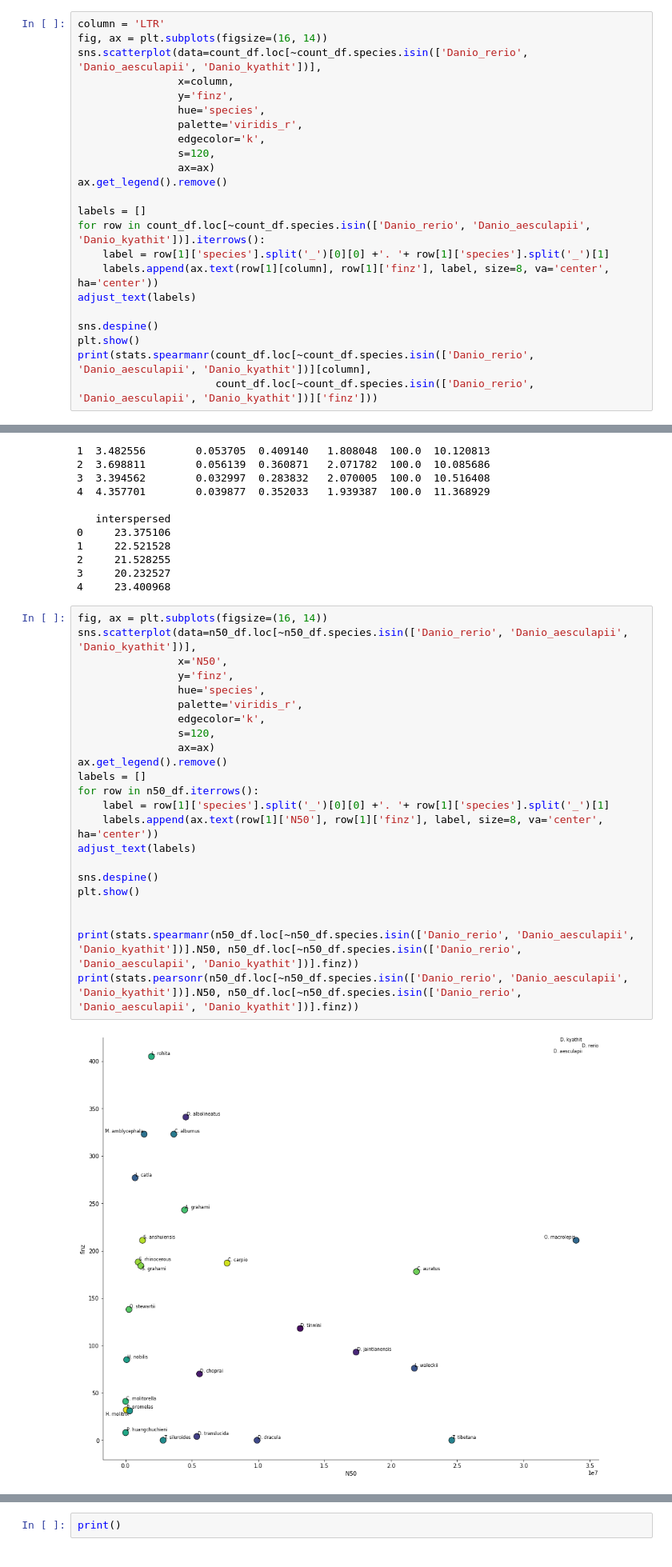
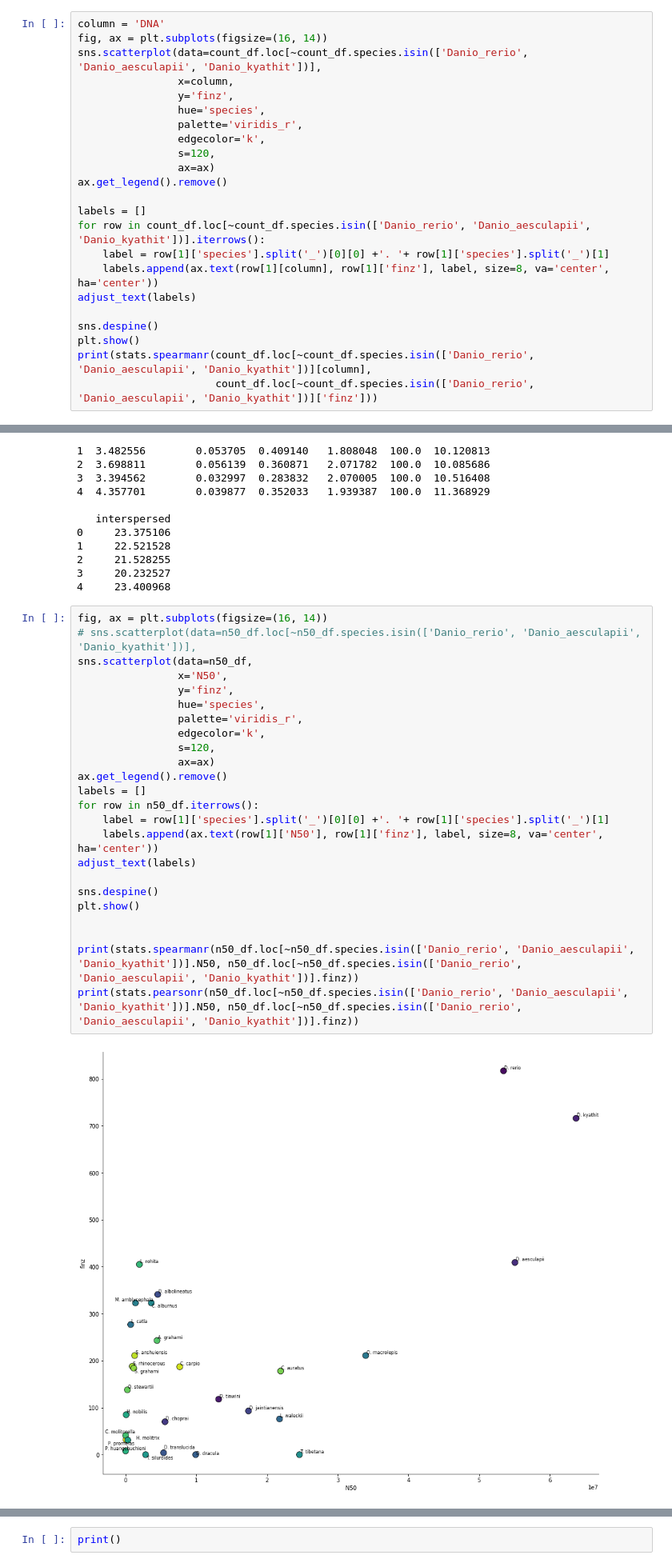
Before and after one commit to jonathan-wells/finz-znf, a Jupyter notebook: analysis/finz_te_correlation.ipynb, the cells around one changed output, grey strips where cells are left out. Shown: that part at 80% size. Cells and saved outputs as stored; diff of their text form.

```diff
--- a/analysis/finz_te_correlation.ipynb
+++ b/analysis/finz_te_correlation.ipynb
@@ -71,7 +72,7 @@ teclass  interspersed
 3           14.401086
 4           12.497547
 # %%
-column = 'LTR'
+column = 'DNA'
 fig, ax = plt.subplots(figsize=(16, 14))
 sns.scatterplot(data=count_df.loc[~count_df.species.isin(['Danio_rerio', 'Danio_aesculapii', 'Danio_kyathit'])],
                 x=column,
@@ -143,29 +144,30 @@ print(n50_df.head())
 4     23.400968
 # %%
 fig, ax = plt.subplots(figsize=(16, 14))
-sns.scatterplot(data=n50_df.loc[~n50_df.species.isin(['Danio_rerio', 'Danio_aesculapii', 'Danio_kyathit'])],
+# sns.scatterplot(data=n50_df.loc[~n50_df.species.isin(['Danio_rerio', 'Danio_aesculapii', 'Danio_kyathit'])],
+sns.scatterplot(data=n50_df,
                 x='N50',
                 y='finz',
                 hue='species',
                 palette='viridis_r',
                 edgecolor='k',
                 s=120,
                 ax=ax)
 ax.get_legend().remove()
 labels = []
 for row in n50_df.iterrows():
     label = row[1]['species'].split('_')[0][0] +'. '+ row[1]['species'].split('_')[1]
     labels.append(ax.text(row[1]['N50'], row[1]['finz'], label, size=8, va='center', ha='center'))
 adjust_text(labels)
 
 sns.despine()
 plt.show()
 
 
 print(stats.spearmanr(n50_df.loc[~n50_df.species.isin(['Danio_rerio', 'Danio_aesculapii', 'Danio_kyathit'])].N50, n50_df.loc[~n50_df.species.isin(['Danio_rerio', 'Danio_aesculapii', 'Danio_kyathit'])].finz))
 print(stats.pearsonr(n50_df.loc[~n50_df.species.isin(['Danio_rerio', 'Danio_aesculapii', 'Danio_kyathit'])].N50, n50_df.loc[~n50_df.species.isin(['Danio_rerio', 'Danio_aesculapii', 'Danio_kyathit'])].finz))
 # %% [output]
-[figure, old version]
+[figure, new version]
 SpearmanrResult(correlation=0.005475704460236813, pvalue=0.9788205175392344)
 (-0.10986934204058295, 0.5931371336712967)
 # %%
```
Also changed, not shown: parts of 2 cells of this notebook, 6 other files.
